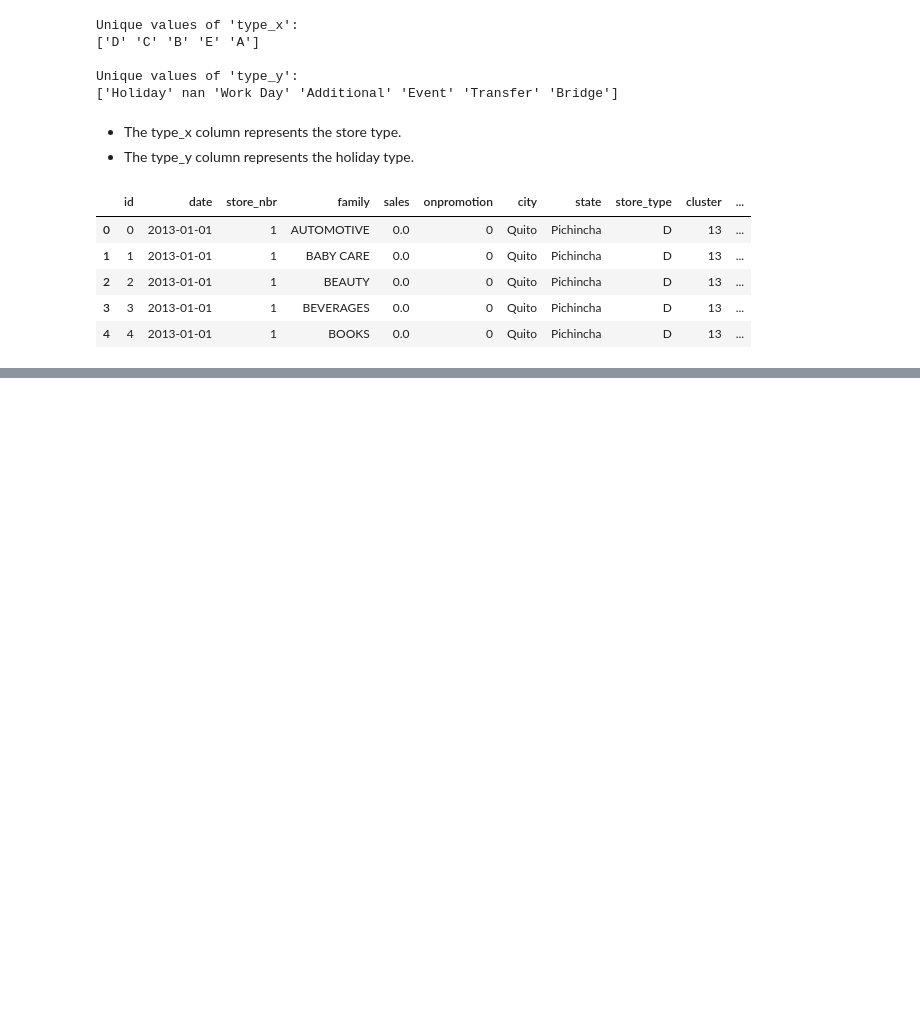
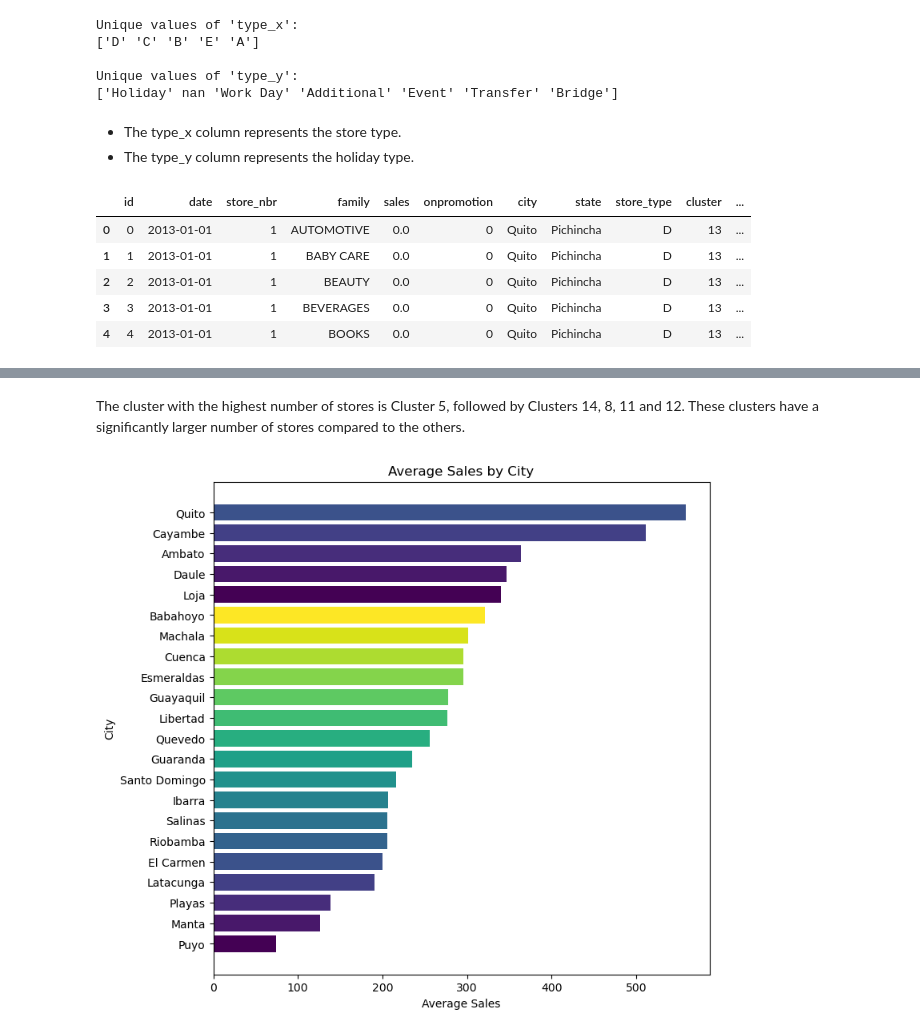
Before and after one commit to rasmodev/Time-Series-Forecasting---ML-Regression-Project, a Jupyter notebook: Regression_Time_Series.ipynb, the cells around one changed output, grey strips where cells are left out. Saved outputs shown, nothing was run; the diff lists cells and outputs as text; code cells hidden in the pictures; blank space fills up the shorter version.

```diff
--- a/Regression_Time_Series.ipynb
+++ b/Regression_Time_Series.ipynb
@@ -629,0 +675,15 @@ To proceed with imputing the missing values, we can use the SimpleImputer class
+# %% [markdown]
+The cluster with the highest number of stores is Cluster 5, followed by Clusters 14, 8, 11 and 12. These clusters have a significantly larger number of stores compared to the others.
+# %%
+# Sort the data by average sales in descending order
+average_sales_by_city = average_sales_by_city.sort_values(ascending=True)
+
+# Plot the average sales by city horizontally
+plt.figure(figsize=(8, 8))
+plt.barh(average_sales_by_city.index, average_sales_by_city.values, color=colors)
+plt.xlabel('Average Sales')
+plt.ylabel('City')
+plt.title('Average Sales by City')
+plt.show()
+# %% [output]
+[figure, added]
```
Also changed, not shown: parts of 56 cells of this notebook.
